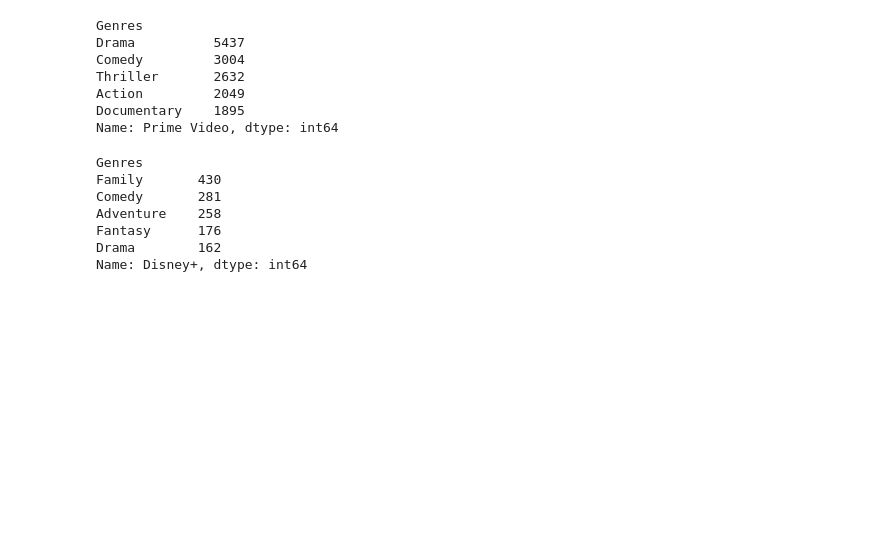
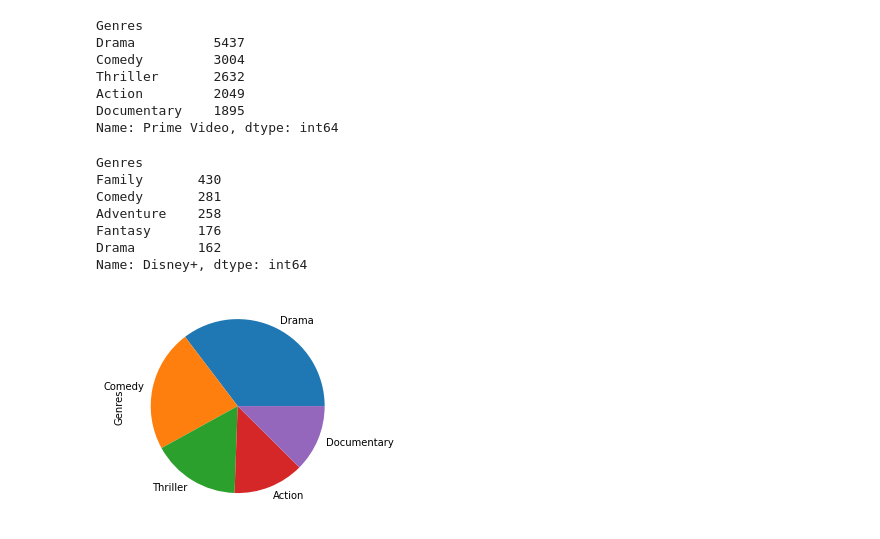
Before and after one commit to jtslater2/old_fashioned, a Jupyter notebook: Scripts/Genres Data.ipynb, the cells around one changed output. Saved outputs shown, nothing was run; the diff lists cells and outputs as text; code cells hidden in the pictures; blank space fills up the shorter version.

```diff
--- a/Scripts/Genres Data.ipynb
+++ b/Scripts/Genres Data.ipynb
@@ -94,3 +94,8 @@ gencount.head()
 | Animation | 711 | 711 | 711 | 711 |
 | Biography | 821 | 821 | 821 | 821 |
 | Comedy | 4637 | 4637 | 4637 | 4637 |
+# %%
+total = gengroup["Genres"].count()
+gencount["Total"] = total
+
+total
@@ -165,3 +188,9 @@ Adventure    258
 Fantasy      176
 Drama        162
 Name: Disney+, dtype: int64
+# %%
+#all time top 5
+topdf = total.sort_values(ascending=False).nlargest(5)
+top5pie = topdf.plot(kind="pie")
+# %% [output]
+[figure, added]
```
Also changed, not shown: parts of 3 cells of this notebook.
